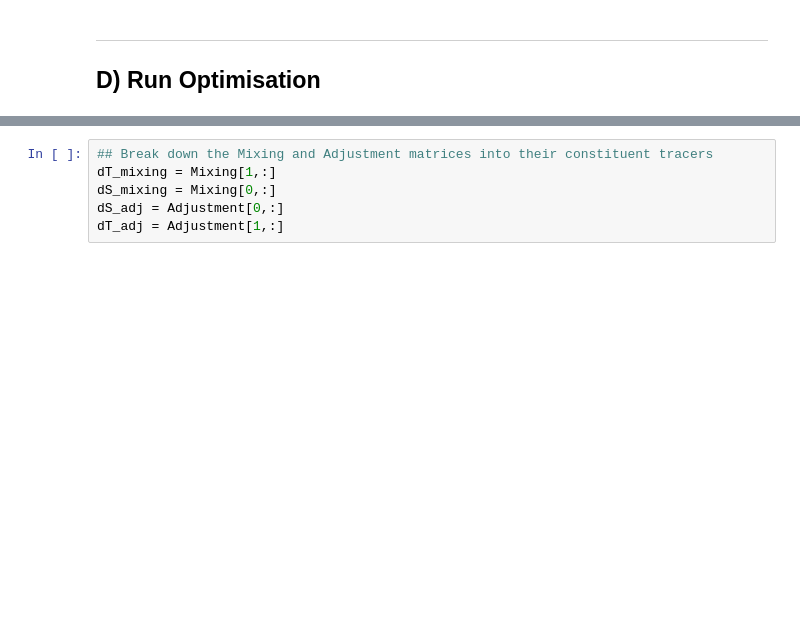
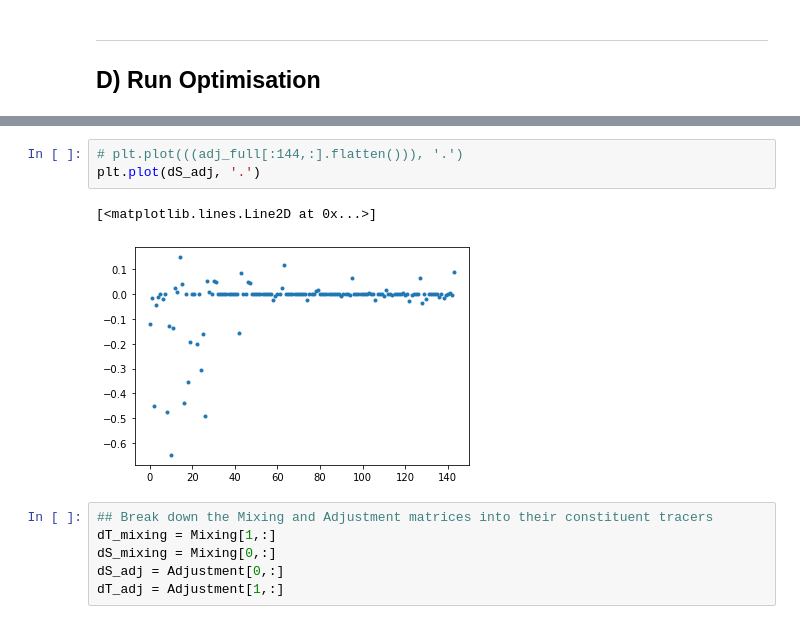
Before and after one commit to taimoorsohail/Min_Max_Transform, a Jupyter notebook: ACCESS_CM2/MTM_ACCESS.ipynb, the cells around one changed output, grey strips where cells are left out. Drawn from its saved outputs; the diff is of its cells as text; blank space fills up the shorter version.

```diff
--- a/ACCESS_CM2/MTM_ACCESS.ipynb
+++ b/ACCESS_CM2/MTM_ACCESS.ipynb
@@ -535,3 +585,9 @@ adj_full = adj['Q_full']
+# %%
+# plt.plot(((adj_full[:144,:].flatten())), '.')
+plt.plot(dS_adj, '.')
+# %% [output]
+[<matplotlib.lines.Line2D at 0x...>]
+[figure, added]
 # %%
 ## Break down the Mixing and Adjustment matrices into their constituent tracers
 dT_mixing = Mixing[1,:]
```
Also changed, not shown: parts of 17 cells of this notebook, 1 other file.
